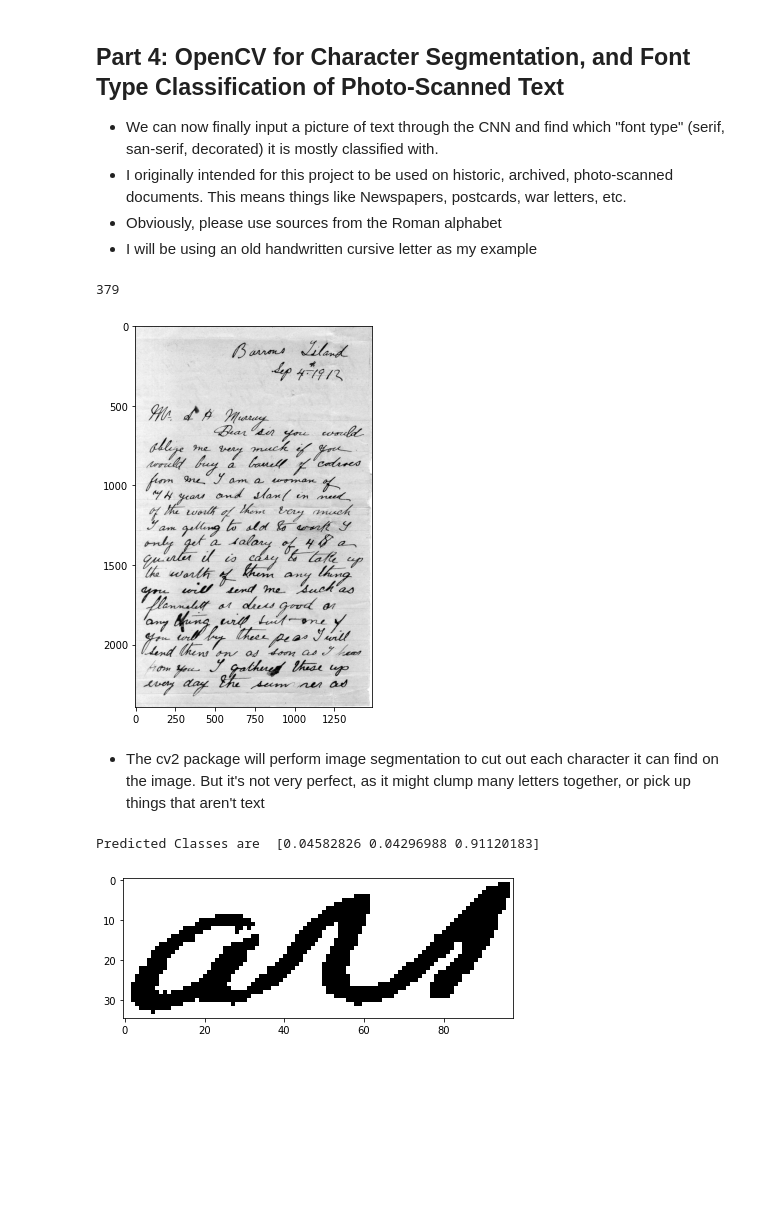
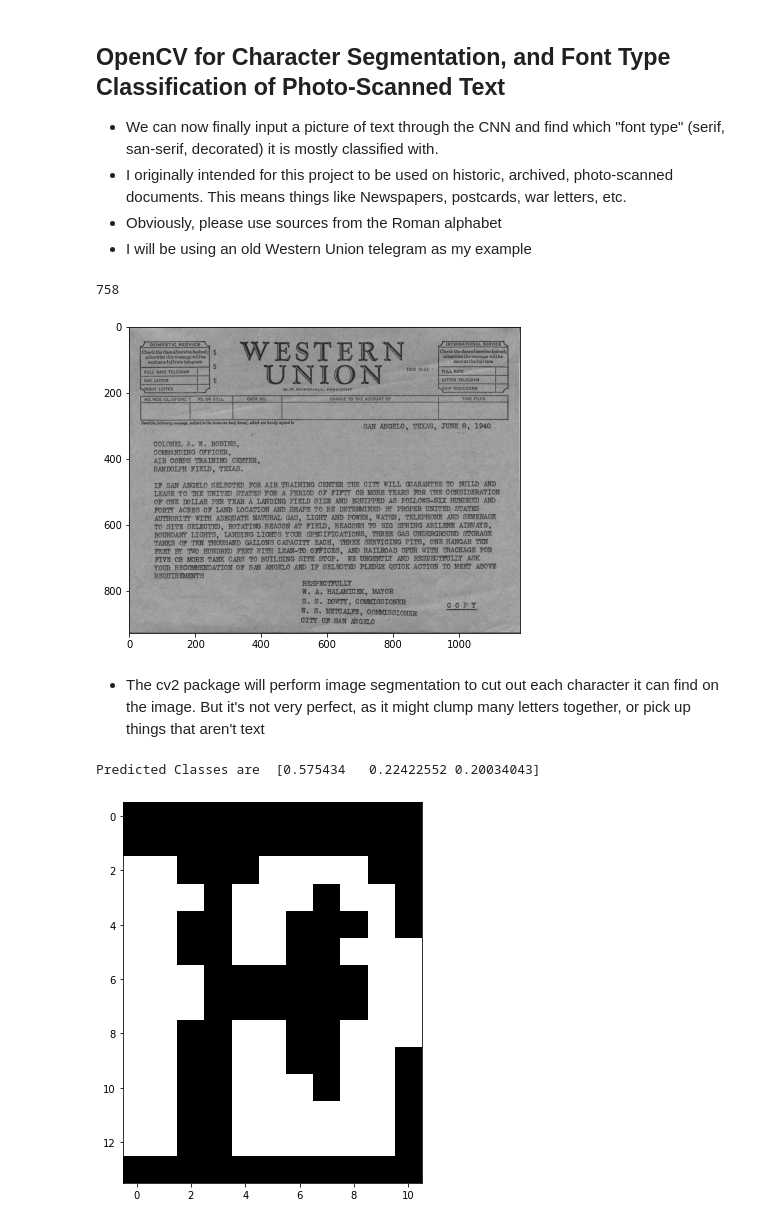
Before and after one commit to benduong2001/dsproject_font_decorator, a Jupyter notebook: font-type-image-classification.ipynb, the cells around one changed output. Drawn from its saved outputs; the diff is of its cells as text; code cells hidden in the pictures; blank space fills up the shorter version.

Commit message:
Kaggle Notebook | Font Type Image Classification | Version 22

```diff
--- a/font-type-image-classification.ipynb
+++ b/font-type-image-classification.ipynb
@@ -640,6 +572,6 @@ Epoch 20/20
 # %%
 PATH_FOLDER = ""
-MODEL_FILE_PATH = PATH_FOLDER + "/versatile_font_embedding_cluster_classifier_cnn1.h5"
+MODEL_FILE_PATH = PATH_FOLDER + "/versatile_font_kn_embedding_cluster_classifier_cnn1.h5"
 model.save(MODEL_FILE_PATH)
 
 # START FROM HERE
@@ -651,16 +587,16 @@ model1 = keras.models.load_model(MODEL_FILE_PATH)
 # %% [markdown]
-## **Part 4: OpenCV for Character Segmentation, and Font Type Classification of Photo-Scanned Text**
+## **OpenCV for Character Segmentation, and Font Type Classification of Photo-Scanned Text**
 
 * We can now finally input a picture of text through the CNN and find which "font type" (serif, san-serif, decorated) it is mostly classified with.
 * I originally intended for this project to be used on historic, archived, photo-scanned documents. This means things like Newspapers, postcards, war letters, etc.
 * Obviously, please use sources from the Roman alphabet
-* I will be using an old handwritten cursive letter as my example
+* I will be using an old Western Union telegram as my example
 # %%
 #url = "https://external-content.duckduckgo.com/iu/?u=https%3A%2F%2Fwallup.net%2Fwp-content%2Fuploads%2F2016%2F03%2F10%2F343179-landscape-nature.jpg"
-url = "https://mha.mun.ca/mha/cw/images/margins/scanned_letters/second-letter001.jpg"
+#url = "https://mha.mun.ca/mha/cw/images/margins/scanned_letters/second-letter001.jpg"
 #url = "https://upload.wikimedia.org/wikipedia/commons/f/f5/Spencerian_example.jpg"
 #url = "https://www2.wheaton.edu/bgc/archives/images/CNs/285/285-027-014/005.jpg"
-#url = "https://media.defense.gov/2016/Jan/21/2001336426/-1/-1/0/160121-F-HF287-001.JPG"
+url = "https://media.defense.gov/2016/Jan/21/2001336426/-1/-1/0/160121-F-HF287-001.JPG"
 #url = "https://upload.wikimedia.org/wikipedia/commons/f/f5/Spencerian_example.jpg"
 
 url_response = urllib.request.urlopen(url)
@@ -683,29 +619,29 @@ contours = find_contours_output[0]
 hier =  find_contours_output[1]
 print(len(contours))
 # %% [output]
-379
+758
-[figure, old version]
+[figure, new version]
 # %% [markdown]
 * The cv2 package will perform image segmentation to cut out each character it can find on the image. But it's not very perfect, as it might clump many letters together, or pick up things that aren't text
 # %%
 # one exampleof an extracted image
-contour_i = 231
+contour_i = 400
 x, y, w, h = cv2.boundingRect(contours[contour_i])
 cnt = contours[contour_i]
 rect = cv2.minAreaRect(cnt)
 box = cv2.boxPoints(rect)
 box = np.int0(box)
 
 max_x = np.max(box[:,0])
 min_x = np.min(box[:,0])
 max_y = np.max(box[:,1])
 min_y = np.min(box[:,1])
 
 extraction = img[min_y:max_y,min_x:max_x]
 plt.imshow(255-img[min_y:max_y,min_x:max_x], cmap="gray")
 prediction_vector = model1.predict(np.array([extraction]))[0]
 print("Predicted Classes are ",prediction_vector)
 # %% [output]
-Predicted Classes are  [0.04582826 0.04296988 0.91120183]
+Predicted Classes are  [0.575434   0.22422552 0.20034043]
-[figure, old version]
+[figure, new version]
 # %% [markdown]
```
Also changed, not shown: parts of 95 cells of this notebook.
